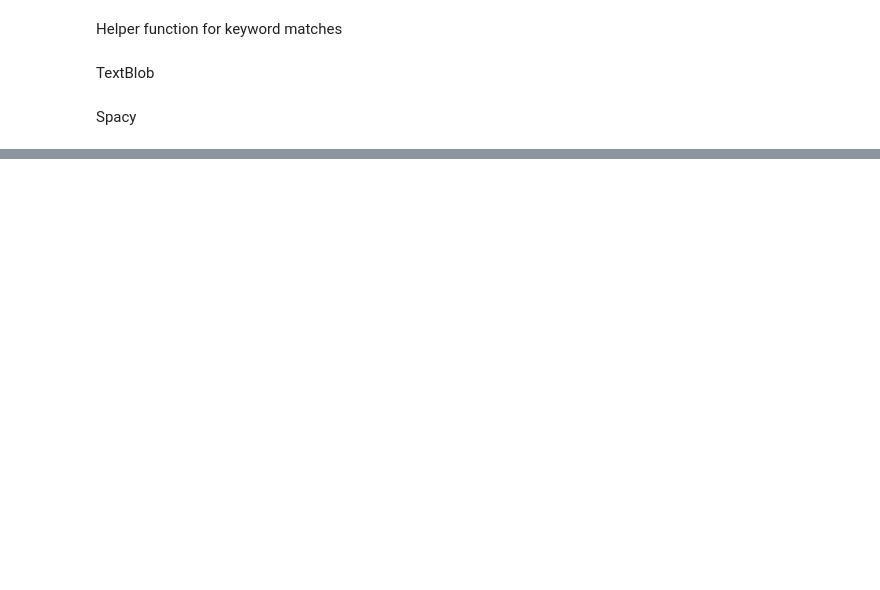
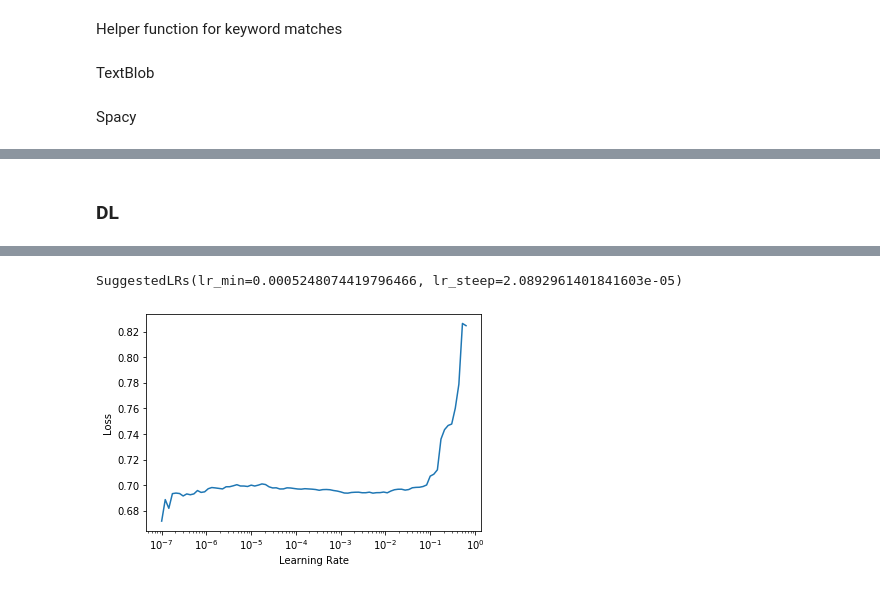
Before and after one commit to lgvaz/lazylabel, a Jupyter notebook: examples/simple_youtube_spam.ipynb, the cells around one changed output, grey strips where cells are left out. Drawn from its saved outputs; the diff is of its cells as text; code cells hidden in the pictures; blank space fills up the shorter version.

```diff
--- a/examples/simple_youtube_spam.ipynb
+++ b/examples/simple_youtube_spam.ipynb
@@ -113,0 +150,24 @@ labeller.summary(dls.train)
+# %% [markdown]
+### DL
+# %%
+rows = []
+for sub in ['train', 'valid']:
+    ds = getattr(dset, sub)
+    for row in ds:
+        item = {k:vocab[o] for k,o in zip(labeller.lfs_order, row[0])}
+        item['label'] = vocab[row[1]]
+        item['is_valid'] = sub=='valid'
+        rows.append(item)
+df_tasks = pd.DataFrame(rows)
+# %%
+cats = labeller.lfs_order
+procs = [Categorify]
+splits = ColSplitter('is_valid')(df_tasks)
+# %%
+to = TabularPandas(df_tasks, procs, cats, y_names='label', splits=splits)
+dls = to.dataloaders()
+# %%
+learn = tabular_learner(dls, [100], loss_func=CrossEntropyLossFlat(), metrics=accuracy)
+# %%
+learn.lr_find()
+# %% [output]
@@ -113,0 +175,2 @@ labeller.summary(dls.train)
+SuggestedLRs(lr_min=0.0005248074419796466, lr_steep=2.0892961401841603e-05)
+[figure, added]
```
Also changed, not shown: parts of 16 cells of this notebook, 1 other file.
